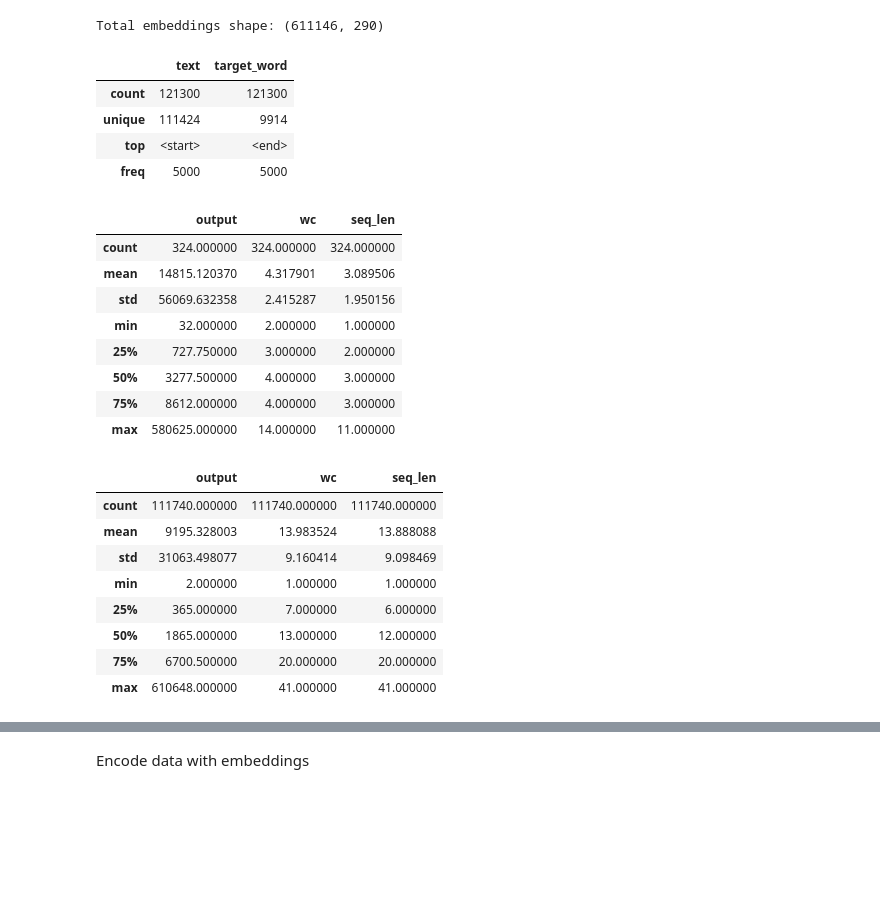
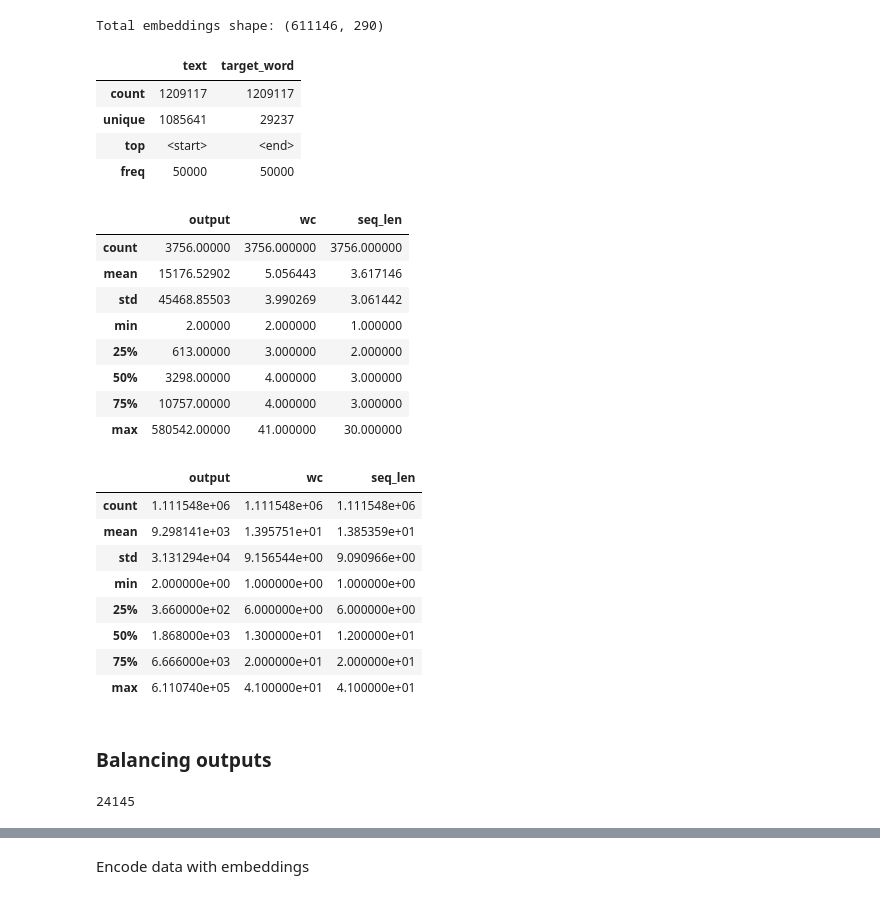
Before and after one commit to MrDVolk/text-generation, a Jupyter notebook: 3. sequential-base-model.ipynb, the cells around one changed output, grey strips where cells are left out. Drawn from its saved outputs; the diff is of its cells as text; code cells hidden in the pictures; blank space fills up the shorter version.

```diff
--- a/3. sequential-base-model.ipynb
+++ b/3. sequential-base-model.ipynb
@@ -125,24 +125,24 @@ Total embeddings shape: (611146, 290)
 filtered_reviews_df['text'] = filtered_reviews_df['text'].apply(lambda row: f'{start_token} {row} {end_token}')
 # %%
 windowed_data = []
-for _, row in tqdm(filtered_reviews_df.sample(n=5000).iterrows()):
+for _, row in tqdm(filtered_reviews_df.sample(n=50000).iterrows()):
     words = row['text'].split()
     for i in range(1, len(words)):
         text = ' '.join(words[:i])
         target_word = words[i]
         windowed_data.append({
             'text': text,
             'target_word': target_word
         })
 
 windowed_df = pd.DataFrame(windowed_data)
 windowed_df.describe()
 # %% [output]
 |  | text | target_word |
-| count | 121300 | 121300 |
-| unique | 111424 | 9914 |
+| count | 1209117 | 1209117 |
+| unique | 1085641 | 29237 |
 | top | <start> | <end> |
-| freq | 5000 | 5000 |
+| freq | 50000 | 50000 |
 # %%
 def get_output(target_word):
     if target_word in text_preprocessor.stopwords:
@@ -164,24 +164,30 @@ insufficient_vocabulary_df = windowed_df[(windowed_df['seq_len'] * 1.25 < window
 insufficient_vocabulary_df.describe()
 # %% [output]
 |  | output | wc | seq_len |
-| count | 324.000000 | 324.000000 | 324.000000 |
-| mean | 14815.120370 | 4.317901 | 3.089506 |
-| std | 56069.632358 | 2.415287 | 1.950156 |
-| min | 32.000000 | 2.000000 | 1.000000 |
-| 25% | 727.750000 | 3.000000 | 2.000000 |
-| 50% | 3277.500000 | 4.000000 | 3.000000 |
-| 75% | 8612.000000 | 4.000000 | 3.000000 |
-| max | 580625.000000 | 14.000000 | 11.000000 |
+| count | 3756.00000 | 3756.000000 | 3756.000000 |
+| mean | 15176.52902 | 5.056443 | 3.617146 |
+| std | 45468.85503 | 3.990269 | 3.061442 |
+| min | 2.00000 | 2.000000 | 1.000000 |
+| 25% | 613.00000 | 3.000000 | 2.000000 |
+| 50% | 3298.00000 | 4.000000 | 3.000000 |
+| 75% | 10757.00000 | 4.000000 | 3.000000 |
+| max | 580542.00000 | 41.000000 | 30.000000 |
 # %%
 clean_seq_reviews_df = windowed_df[~windowed_df.index.isin(insufficient_vocabulary_df.index)]
 clean_seq_reviews_df.describe()
 # %% [output]
 |  | output | wc | seq_len |
-| count | 111740.000000 | 111740.000000 | 111740.000000 |
-| mean | 9195.328003 | 13.983524 | 13.888088 |
-| std | 31063.498077 | 9.160414 | 9.098469 |
-| min | 2.000000 | 1.000000 | 1.000000 |
-| 25% | 365.000000 | 7.000000 | 6.000000 |
-| 50% | 1865.000000 | 13.000000 | 12.000000 |
-| 75% | 6700.500000 | 20.000000 | 20.000000 |
-| max | 610648.000000 | 41.000000 | 41.000000 |
+| count | 1.111548e+06 | 1.111548e+06 | 1.111548e+06 |
+| mean | 9.298141e+03 | 1.395751e+01 | 1.385359e+01 |
+| std | 3.131294e+04 | 9.156544e+00 | 9.090966e+00 |
+| min | 2.000000e+00 | 1.000000e+00 | 1.000000e+00 |
+| 25% | 3.660000e+02 | 6.000000e+00 | 6.000000e+00 |
+| 50% | 1.868000e+03 | 1.300000e+01 | 1.200000e+01 |
+| 75% | 6.666000e+03 | 2.000000e+01 | 2.000000e+01 |
+| max | 6.110740e+05 | 4.100000e+01 | 4.100000e+01 |
+# %% [markdown]
+### Balancing outputs
+# %%
+len(clean_seq_reviews_df['output'].unique())
+# %% [output]
+24145
```
Also changed, not shown: parts of 18 cells of this notebook.
